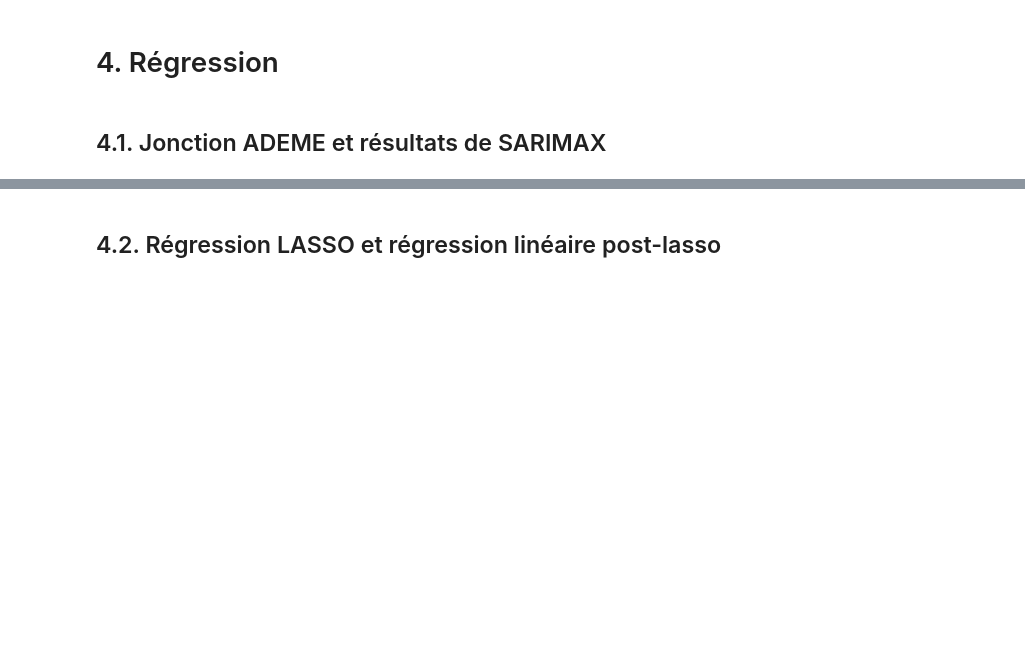
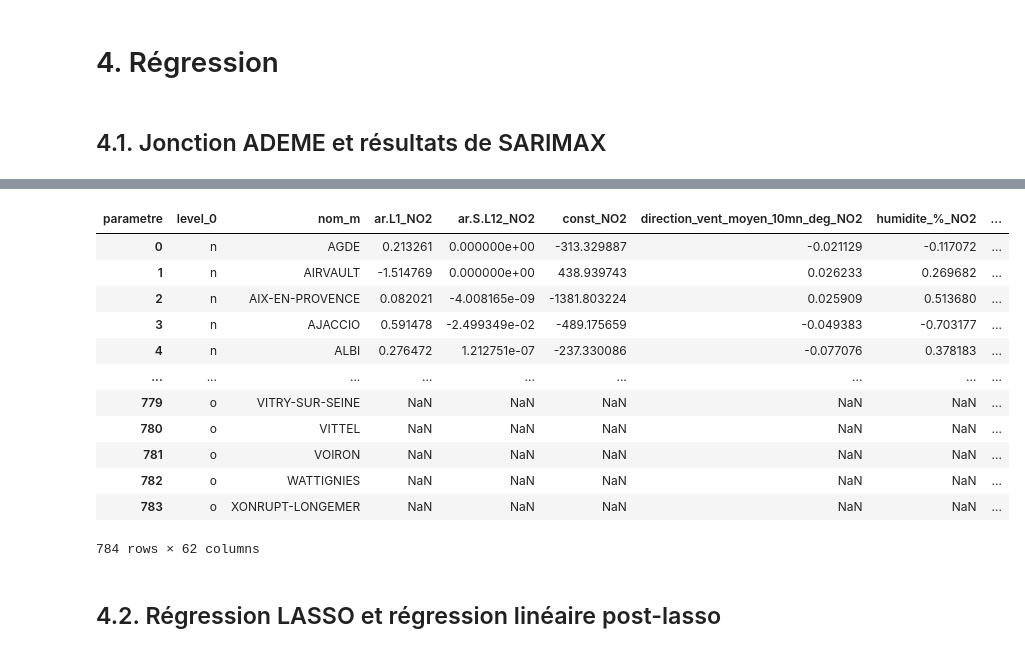
Before and after one commit to Antoine-Merienne/Projet-data-science-Mornand-Merienne, a Jupyter notebook: analyse_pollution_air.ipynb, the cells around one changed output, grey strips where cells are left out. Saved outputs shown, nothing was run; the diff lists cells and outputs as text; code cells hidden in the pictures; blank space fills up the shorter version.

```diff
--- a/analyse_pollution_air.ipynb
+++ b/analyse_pollution_air.ipynb
@@ -1330,3 +1333,20 @@ df
+# %%
+df.reset_index(inplace=True)
+df
+# %% [output]
+| parametre | level_0 | nom_m | ar.L1_NO2 | ar.S.L12_NO2 | const_NO2 | direction_vent_moyen_10mn_deg_NO2 | humidite_%_NO2 | ... |
+| 0 | n | AGDE | 0.213261 | 0.000000e+00 | -313.329887 | -0.021129 | -0.117072 | ... |
+| 1 | n | AIRVAULT | -1.514769 | 0.000000e+00 | 438.939743 | 0.026233 | 0.269682 | ... |
+| 2 | n | AIX-EN-PROVENCE | 0.082021 | -4.008165e-09 | -1381.803224 | 0.025909 | 0.513680 | ... |
+| 3 | n | AJACCIO | 0.591478 | -2.499349e-02 | -489.175659 | -0.049383 | -0.703177 | ... |
+| 4 | n | ALBI | 0.276472 | 1.212751e-07 | -237.330086 | -0.077076 | 0.378183 | ... |
+| ... | ... | ... | ... | ... | ... | ... | ... | ... |
+| 779 | o | VITRY-SUR-SEINE | NaN | NaN | NaN | NaN | NaN | ... |
+| 780 | o | VITTEL | NaN | NaN | NaN | NaN | NaN | ... |
+| 781 | o | VOIRON | NaN | NaN | NaN | NaN | NaN | ... |
+| 782 | o | WATTIGNIES | NaN | NaN | NaN | NaN | NaN | ... |
+| 783 | o | XONRUPT-LONGEMER | NaN | NaN | NaN | NaN | NaN | ... |
+784 rows × 62 columns
 # %% [markdown]
 ## 4.2. Régression LASSO et régression linéaire post-lasso
 # %%
```
Also changed, not shown: parts of 3 cells of this notebook.
